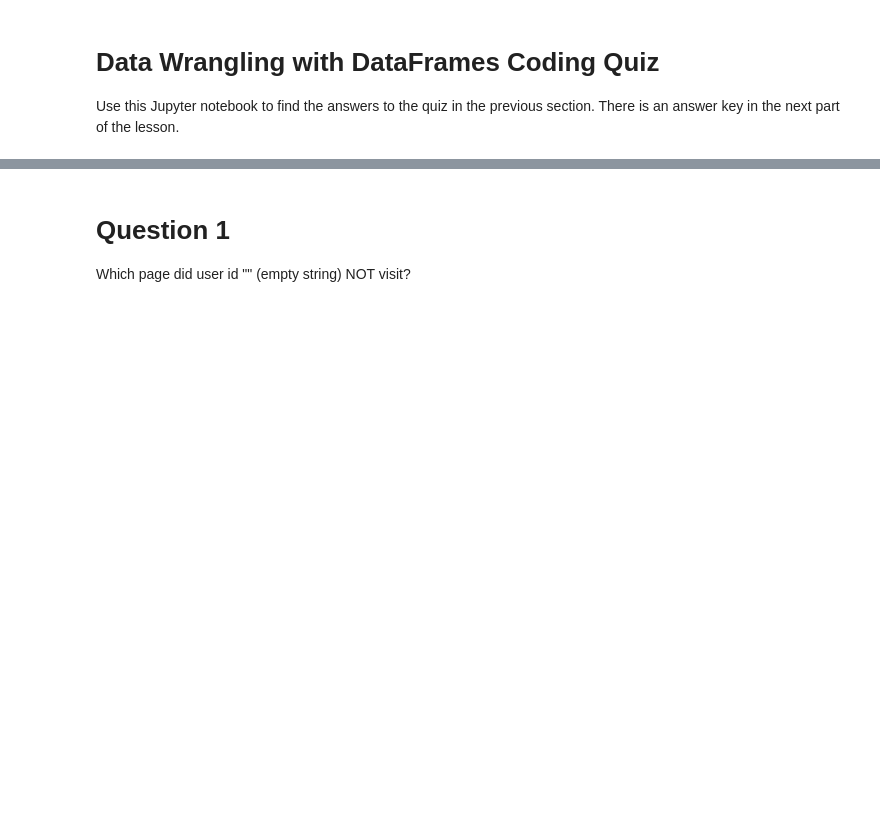
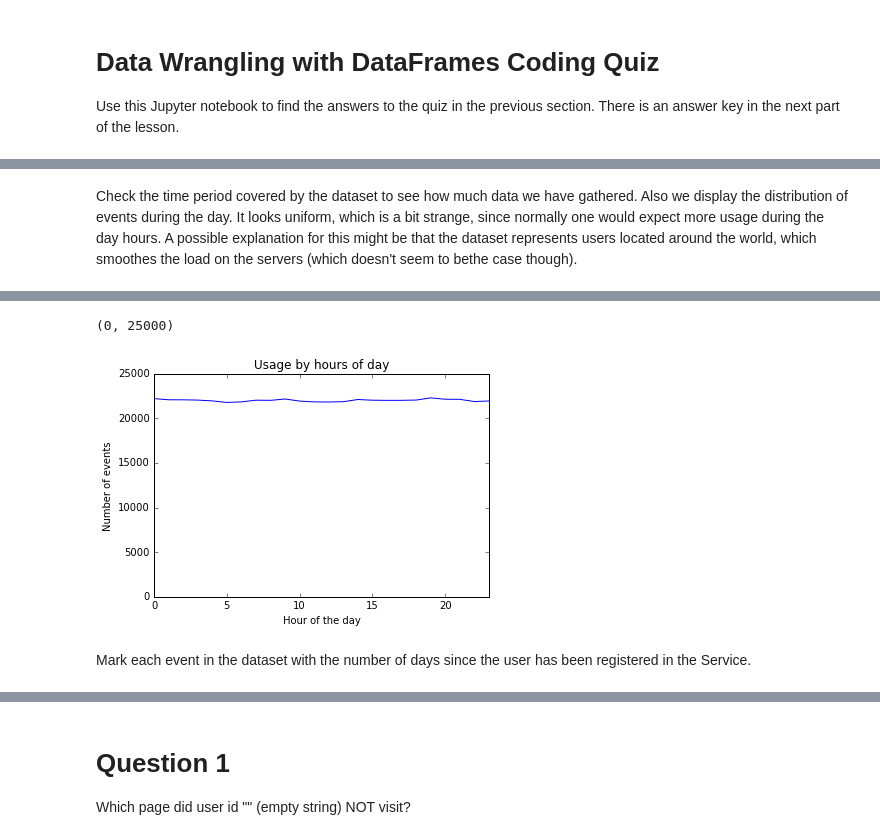
Before and after one commit to genematx/DSND_Project_4, a Jupyter notebook: 5_dataframe_quiz.ipynb, the cells around one changed output, grey strips where cells are left out. Drawn from its saved outputs; the diff is of its cells as text; code cells hidden in the pictures; blank space fills up the shorter version.

```diff
--- a/5_dataframe_quiz.ipynb
+++ b/5_dataframe_quiz.ipynb
@@ -57,0 +122,19 @@ root
+# %% [markdown]
+Check the time period covered by the dataset to see how much data we have gathered. Also we display the distribution of events during the day. It looks uniform, which is a bit strange, since normally one would expect more usage during the day hours. A possible explanation for this might be that the dataset represents users located around the world, which smoothes the load on the servers (which doesn't seem to bethe case though).
+# %%
+# Check the time period covered by the dataset
+df = df.withColumn('date_hour', F.from_unixtime(df['ts']/1000, 'yyyy-MM-dd HH'))
+
+firstObserved_datetime = datetime.datetime.fromtimestamp( df.agg({'ts':'min'}).collect()[0][0]/1000 )
+lastObserved_datetime  = datetime.datetime.fromtimestamp( df.agg({'ts':'max'}).collect()[0][0]/1000 )
+print("""The dataset covers the period of {}:\nfrom {}\nto {}""".format(lastObserved_datetime-firstObserved_datetime,\
+                                                                        firstObserved_datetime, lastObserved_datetime))
+
+# Plot the histogram of usage by hours
+ax = df.select(F.from_unixtime(df['ts'], format='HH')\
+          .cast('int').alias('hour')).groupby('hour')\
+          .count().sort('hour').toPandas()['count'].plot(title='Usage by hours of day')
+ax.set_xlabel('Hour of the day')
+ax.set_ylabel('Number of events')
+ax.set_ylim((0, 25000))
+# %% [output]
@@ -57,0 +144,4 @@ root
+(0, 25000)
+[figure, added]
+# %% [markdown]
+Mark each event in the dataset with the number of days since the user has been registered in the Service.
```
Also changed, not shown: parts of 19 cells of this notebook, 1 other file.
